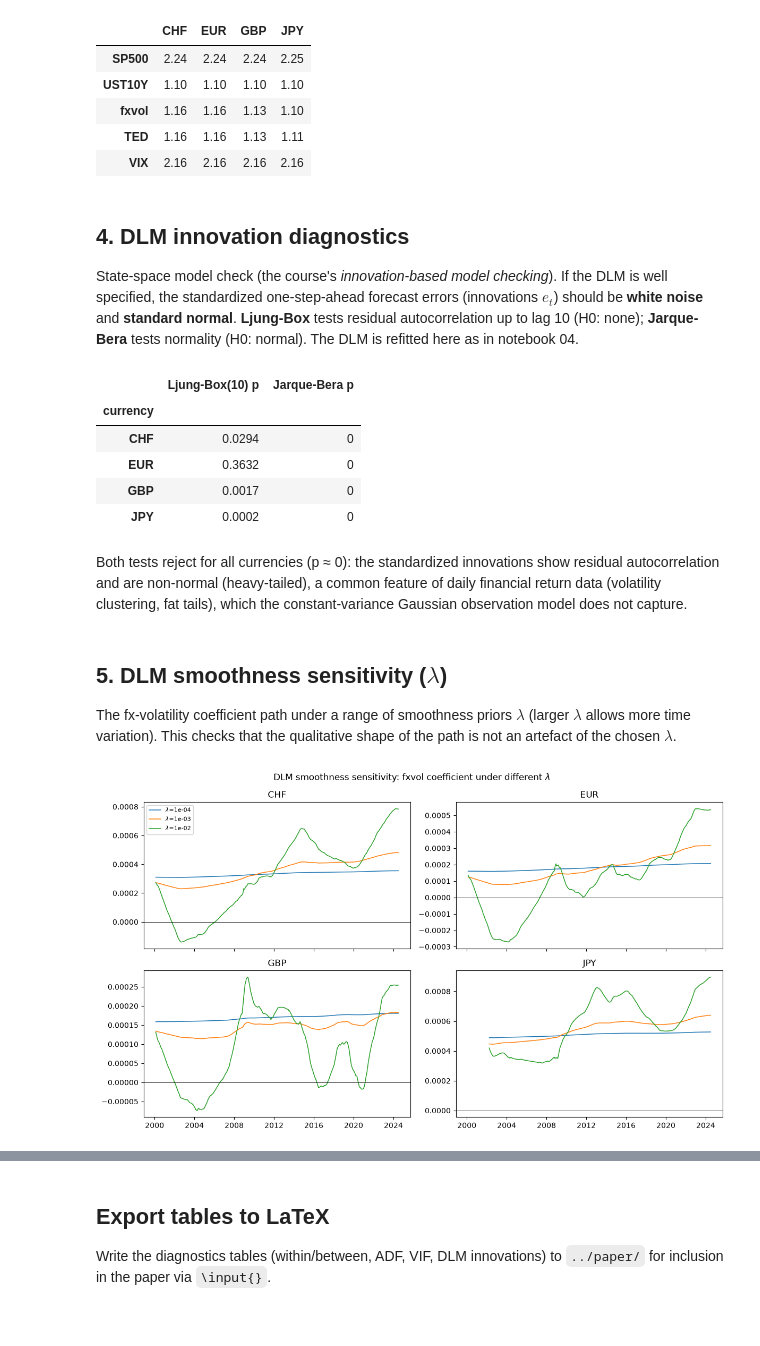
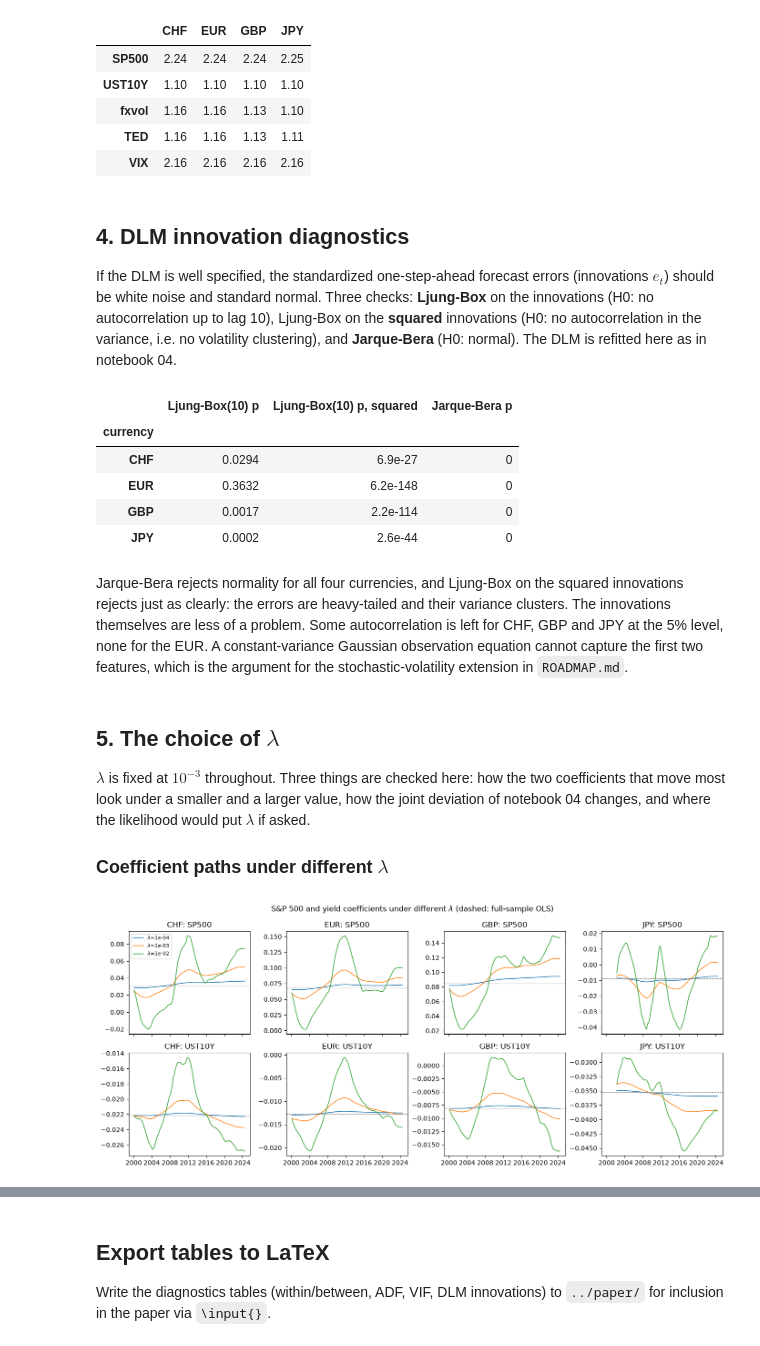
Before and after one commit to Lustfeld/safe-haven-dlm, a Jupyter notebook: notebooks/05_diagnostics.ipynb, the cells around one changed output, grey strips where cells are left out. Cells and saved outputs as stored; diff of their text form; code cells hidden in the pictures.

Commit message:
Add timing check and lambda analysis; rewrite README and RESULTS

```diff
--- a/notebooks/05_diagnostics.ipynb
+++ b/notebooks/05_diagnostics.ipynb
@@ -151,12 +156,12 @@ vif_table
 # %% [markdown]
 ## 4. DLM innovation diagnostics
 
-State-space model check (the course's *innovation-based model checking*). If the
-DLM is well specified, the standardized one-step-ahead forecast errors
-(innovations $e_t$) should be **white noise** and **standard normal**.
-**Ljung-Box** tests residual autocorrelation up to lag 10 (H0: none);
-**Jarque-Bera** tests normality (H0: normal). The DLM is refitted here as in
-notebook 04.
+If the DLM is well specified, the standardized one-step-ahead forecast errors
+(innovations $e_t$) should be white noise and standard normal. Three checks:
+**Ljung-Box** on the innovations (H0: no autocorrelation up to lag 10),
+Ljung-Box on the **squared** innovations (H0: no autocorrelation in the
+variance, i.e. no volatility clustering), and **Jarque-Bera** (H0: normal).
+The DLM is refitted here as in notebook 04.
 # %%
 from statsmodels.stats.diagnostic import acorr_ljungbox
 from scipy import stats
@@ -173,49 +178,59 @@ for cur in CURRENCIES:
     rows.append({
         "currency": cur,
         "Ljung-Box(10) p": round(acorr_ljungbox(e, lags=[10])["lb_pvalue"].iloc[0], 4),
+        "Ljung-Box(10) p, squared": f"{acorr_ljungbox(e ** 2, lags=[10])['lb_pvalue'].iloc[0]:.2g}",
         "Jarque-Bera p": f"{stats.jarque_bera(e)[1]:.2g}",
     })
 innovation = pd.DataFrame(rows).set_index("currency")
 innovation
 # %% [output]
-|  | Ljung-Box(10) p | Jarque-Bera p |
-| currency |  |  |
-| CHF | 0.0294 | 0 |
-| EUR | 0.3632 | 0 |
-| GBP | 0.0017 | 0 |
-| JPY | 0.0002 | 0 |
+|  | Ljung-Box(10) p | Ljung-Box(10) p, squared | Jarque-Bera p |
+| currency |  |  |  |
+| CHF | 0.0294 | 6.9e-27 | 0 |
+| EUR | 0.3632 | 6.2e-148 | 0 |
+| GBP | 0.0017 | 2.2e-114 | 0 |
+| JPY | 0.0002 | 2.6e-44 | 0 |
 # %% [markdown]
-Both tests reject for all currencies (p ≈ 0): the standardized innovations show
-residual autocorrelation and are non-normal (heavy-tailed), a common feature of
-daily financial return data (volatility clustering, fat tails), which the
-constant-variance Gaussian observation model does not capture.
+Jarque-Bera rejects normality for all four currencies, and Ljung-Box on the squared innovations rejects just as clearly: the errors are heavy-tailed and their variance clusters. The innovations themselves are less of a problem. Some autocorrelation is left for CHF, GBP and JPY at the 5% level, none for the EUR. A constant-variance Gaussian observation equation cannot capture the first two features, which is the argument for the stochastic-volatility extension in `ROADMAP.md`.
 # %% [markdown]
-## 5. DLM smoothness sensitivity ($\lambda$)
+## 5. The choice of $\lambda$
 
-The fx-volatility coefficient path under a range of smoothness priors $\lambda$
-(larger $\lambda$ allows more time variation). This checks that the qualitative
-shape of the path is not an artefact of the chosen $\lambda$.
+$\lambda$ is fixed at $10^{-3}$ throughout. Three things are checked here: how the
+two coefficients that move most look under a smaller and a larger value, how the
+joint deviation of notebook 04 changes, and where the likelihood would put
+$\lambda$ if asked.
+
+### Coefficient paths under different $\lambda$
 # %%
 import matplotlib.pyplot as plt
+from scipy.stats import chi2
 
 LAMBDAS = [1e-4, 1e-3, 1e-2]
-COEF = "fxvol"
-j = (["const"] + REGRESSORS).index(COEF)
+SHOW = ["SP500", "UST10Y"]
+TERMS = ["const"] + REGRESSORS
+threshold = chi2.ppf(0.95, len(TERMS))
 
-fig, axes = plt.subplots(2, 2, figsize=(12, 7), sharex=True)
-for ax, cur in zip(axes.ravel(), CURRENCIES):
+fig, axes = plt.subplots(len(SHOW), 4, figsize=(14, 6), sharex=True)
+sens = {}
+for col, cur in enumerate(CURRENCIES):
+    df = model_frame(cur)
     for lam in LAMBDAS:
-        df, res = fit_dlm(cur, lam)
-        path = pd.Series(res.smoothed_state[j], index=df.index)
-        ax.plot(path.index, path, lw=1.1, label=fr"$\lambda$={lam:.0e}")
-    ax.axhline(0, color="black", lw=0.6)
-    ax.set_title(cur)
-axes.ravel()[0].legend(fontsize=8)
-fig.suptitle(fr"DLM smoothness sensitivity: {COEF} coefficient under different $\lambda$")
+        res, ols = sh.dlm_fit(df, lam)
+        D = pd.Series(sh.joint_deviation(res, ols.params), index=df.index)
+        sens[(cur, lam)] = {"max D_t": D.max(), "peak": D.idxmax().date(),
+                            "days above 95% line": int((D > threshold).sum())}
+        for row, coef in enumerate(SHOW):
+            axes[row, col].plot(df.index, res.smoothed_state[TERMS.index(coef)], lw=1.1,
+                                label=fr"$\lambda$={lam:.0e}")
+    for row, coef in enumerate(SHOW):
+        axes[row, col].axhline(ols.params[TERMS.index(coef)], color="grey", ls="--", lw=0.8)
+        axes[row, col].set_title(f"{cur}: {coef}")
+axes[0, 0].legend(fontsize=8)
+fig.suptitle(r"S&P 500 and yield coefficients under different $\lambda$ (dashed: full-sample OLS)")
 fig.tight_layout()
 
 FIG_DIR.mkdir(exist_ok=True)
 fig.savefig(FIG_DIR / "dlm_lambda_sensitivity.png", dpi=300, bbox_inches="tight")
 plt.show()
 # %% [output]
-[figure, old version]
+[figure, new version]
```
Also changed, not shown: parts of 7 cells of this notebook, 37 other files.
